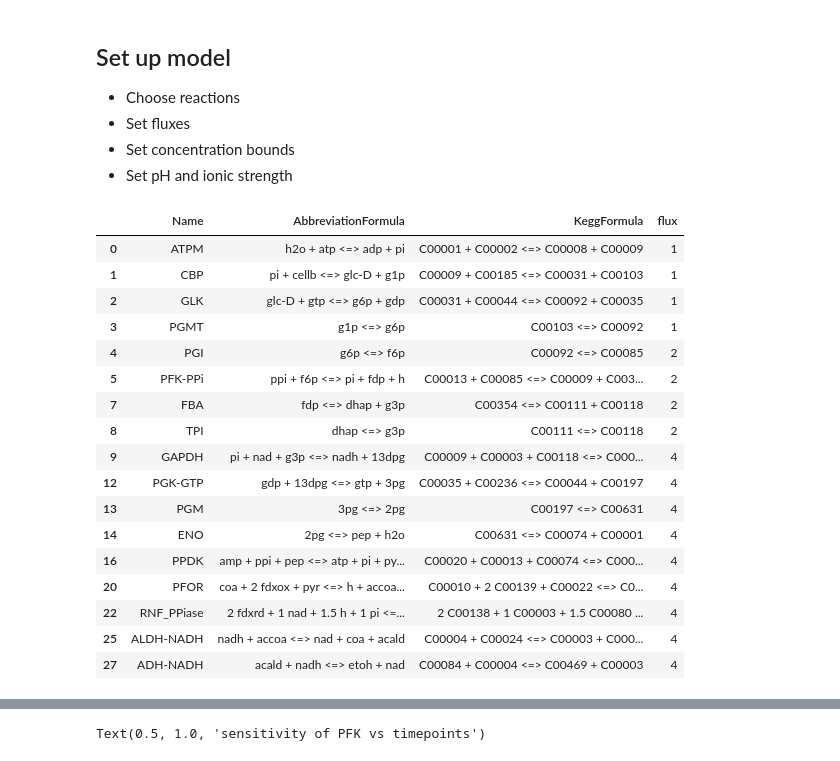
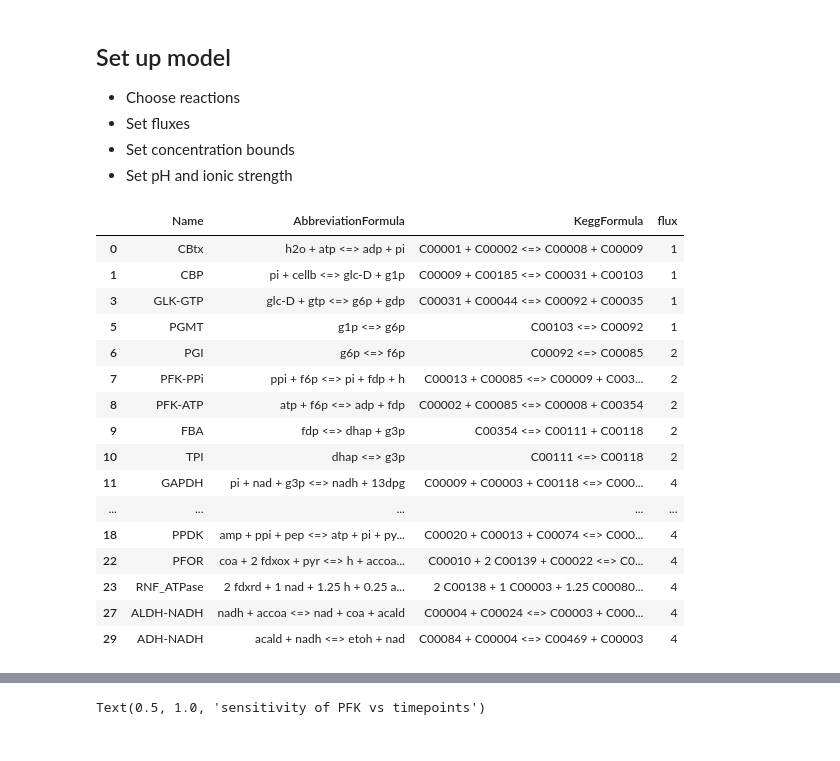
Before and after one commit to satyakamdash/Ctherm_thermo, a Jupyter notebook: atp_pfk.ipynb, the cells around one changed output, grey strips where cells are left out. Drawn from its saved outputs; the diff is of its cells as text; code cells hidden in the pictures.

```diff
--- a/atp_pfk.ipynb
+++ b/atp_pfk.ipynb
@@ -57,35 +57,34 @@ atkDict = dict(zip(kt['ABBREVIATION'].values, kt['KEGG ID(S)'].values))
 * Set concentration bounds
 * Set pH and ionic strength
 # %%
-allRxnDf = pd.read_excel('cth_thermo_model_DO_SD.xlsx', sheet_name = 'reactions')
+allRxnDf = pd.read_excel('cth_thermo_model_DO_SD2.xlsx', sheet_name = 'reactions')
 #allRxnDf[:5]
 # %%
 # choose a flux set, and drop all of the zero-flux reactions
 # loop over fluxsets to generate multiple models
 selectedRxnDf={}
-fluxSet = ['ppi-pfk','atp-pfk']
+fluxSet = ['ppi-pfk','atp-pfk','test']
 for f in range(len(fluxSet)):
     selectedRxnDf[f] = allRxnDf.loc[allRxnDf[fluxSet[f]] != 0, ['Name', 'AbbreviationFormula', 'KeggFormula', fluxSet[f]]]
     selectedRxnDf[f].rename(columns = {fluxSet[f]:'flux'}, inplace = True) # rename the flux columns to 'flux' to simplify subsequent
     #rxnlist[f]= selectedRxnDf                                                        # processing
 # %%
-selectedRxnDf[0]
+selectedRxnDf[2]
 # %% [output]
 |  | Name | AbbreviationFormula | KeggFormula | flux |
-| 0 | ATPM | h2o + atp <=> adp + pi | C00001 + C00002 <=> C00008 + C00009 | 1 |
+| 0 | CBtx | h2o + atp <=> adp + pi | C00001 + C00002 <=> C00008 + C00009 | 1 |
 | 1 | CBP | pi + cellb <=> glc-D + g1p | C00009 + C00185 <=> C00031 + C00103 | 1 |
-| 2 | GLK | glc-D + gtp <=> g6p + gdp | C00031 + C00044 <=> C00092 + C00035 | 1 |
-| 3 | PGMT | g1p <=> g6p | C00103 <=> C00092 | 1 |
-| 4 | PGI | g6p <=> f6p | C00092 <=> C00085 | 2 |
-| 5 | PFK-PPi | ppi + f6p <=> pi + fdp + h | C00013 + C00085 <=> C00009 + C003... | 2 |
-| 7 | FBA | fdp <=> dhap + g3p | C00354 <=> C00111 + C00118 | 2 |
-| 8 | TPI | dhap <=> g3p | C00111 <=> C00118 | 2 |
-| 9 | GAPDH | pi + nad + g3p <=> nadh + 13dpg | C00009 + C00003 + C00118 <=> C000... | 4 |
-| 12 | PGK-GTP | gdp + 13dpg <=> gtp + 3pg | C00035 + C00236 <=> C00044 + C00197 | 4 |
-| 13 | PGM | 3pg <=> 2pg | C00197 <=> C00631 | 4 |
-| 14 | ENO | 2pg <=> pep + h2o | C00631 <=> C00074 + C00001 | 4 |
-| 16 | PPDK | amp + ppi + pep <=> atp + pi + py... | C00020 + C00013 + C00074 <=> C000... | 4 |
-| 20 | PFOR | coa + 2 fdxox + pyr <=> h + accoa... | C00010 + 2 C00139 + C00022 <=> C0... | 4 |
-| 22 | RNF_PPiase | 2 fdxrd + 1 nad + 1.5 h + 1 pi <=... | 2 C00138 + 1 C00003 + 1.5 C00080 ... | 4 |
-| 25 | ALDH-NADH | nadh + accoa <=> nad + coa + acald | C00004 + C00024 <=> C00003 + C000... | 4 |
-| 27 | ADH-NADH | acald + nadh <=> etoh + nad | C00084 + C00004 <=> C00469 + C00003 | 4 |
+| 3 | GLK-GTP | glc-D + gtp <=> g6p + gdp | C00031 + C00044 <=> C00092 + C00035 | 1 |
+| 5 | PGMT | g1p <=> g6p | C00103 <=> C00092 | 1 |
+| 6 | PGI | g6p <=> f6p | C00092 <=> C00085 | 2 |
+| 7 | PFK-PPi | ppi + f6p <=> pi + fdp + h | C00013 + C00085 <=> C00009 + C003... | 2 |
+| 8 | PFK-ATP | atp + f6p <=> adp + fdp | C00002 + C00085 <=> C00008 + C00354 | 2 |
+| 9 | FBA | fdp <=> dhap + g3p | C00354 <=> C00111 + C00118 | 2 |
+| 10 | TPI | dhap <=> g3p | C00111 <=> C00118 | 2 |
+| 11 | GAPDH | pi + nad + g3p <=> nadh + 13dpg | C00009 + C00003 + C00118 <=> C000... | 4 |
+| ... | ... | ... | ... | ... |
+| 18 | PPDK | amp + ppi + pep <=> atp + pi + py... | C00020 + C00013 + C00074 <=> C000... | 4 |
+| 22 | PFOR | coa + 2 fdxox + pyr <=> h + accoa... | C00010 + 2 C00139 + C00022 <=> C0... | 4 |
+| 23 | RNF_ATPase | 2 fdxrd + 1 nad + 1.25 h + 0.25 a... | 2 C00138 + 1 C00003 + 1.25 C00080... | 4 |
+| 27 | ALDH-NADH | nadh + accoa <=> nad + coa + acald | C00004 + C00024 <=> C00003 + C000... | 4 |
+| 29 | ADH-NADH | acald + nadh <=> etoh + nad | C00084 + C00004 <=> C00469 + C00003 | 4 |
```
Also changed, not shown: parts of 7 cells of this notebook, 6 other files.
